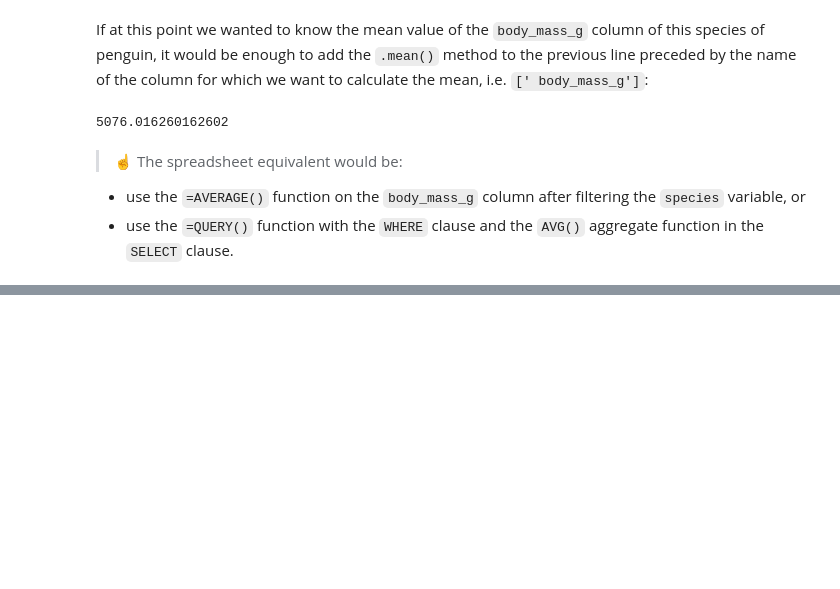
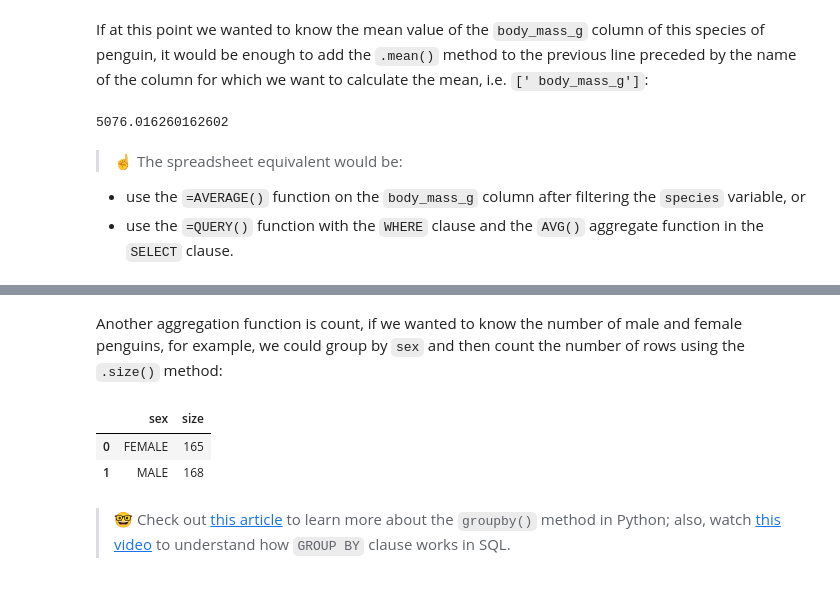
Before and after one commit to JungleKiosk/py_Scratch, a Jupyter notebook: py_DataAnalysis.ipynb, the cells around one changed output, grey strips where cells are left out. Cells and saved outputs as stored; diff of their text form; code cells hidden in the pictures; blank space fills up the shorter version.

```diff
--- a/py_DataAnalysis.ipynb
+++ b/py_DataAnalysis.ipynb
@@ -173,0 +211,11 @@ df[df['species']=='Gentoo']['body_mass_g'].mean()
+# %% [markdown]
+Another aggregation function is count, if we wanted to know the number of male and female penguins, for example, we could group by `sex` and then count the number of rows using the `.size()` method:
+# %%
+df.groupby('sex', as_index = False).size()
+# %% [output]
+|  | sex | size |
+| 0 | FEMALE | 165 |
+| 1 | MALE | 168 |
+# %% [markdown]
+> 🤓 Check out [this article](https://realpython.com/pandas-groupby/) to learn more about the `groupby()` method in Python; also, watch [this video](https://www.youtube.com/watch?v=x2_mOJ3skSc&t=178s) to understand
+how `GROUP BY` clause works in SQL.
```
Also changed, not shown: parts of 6 cells of this notebook.
